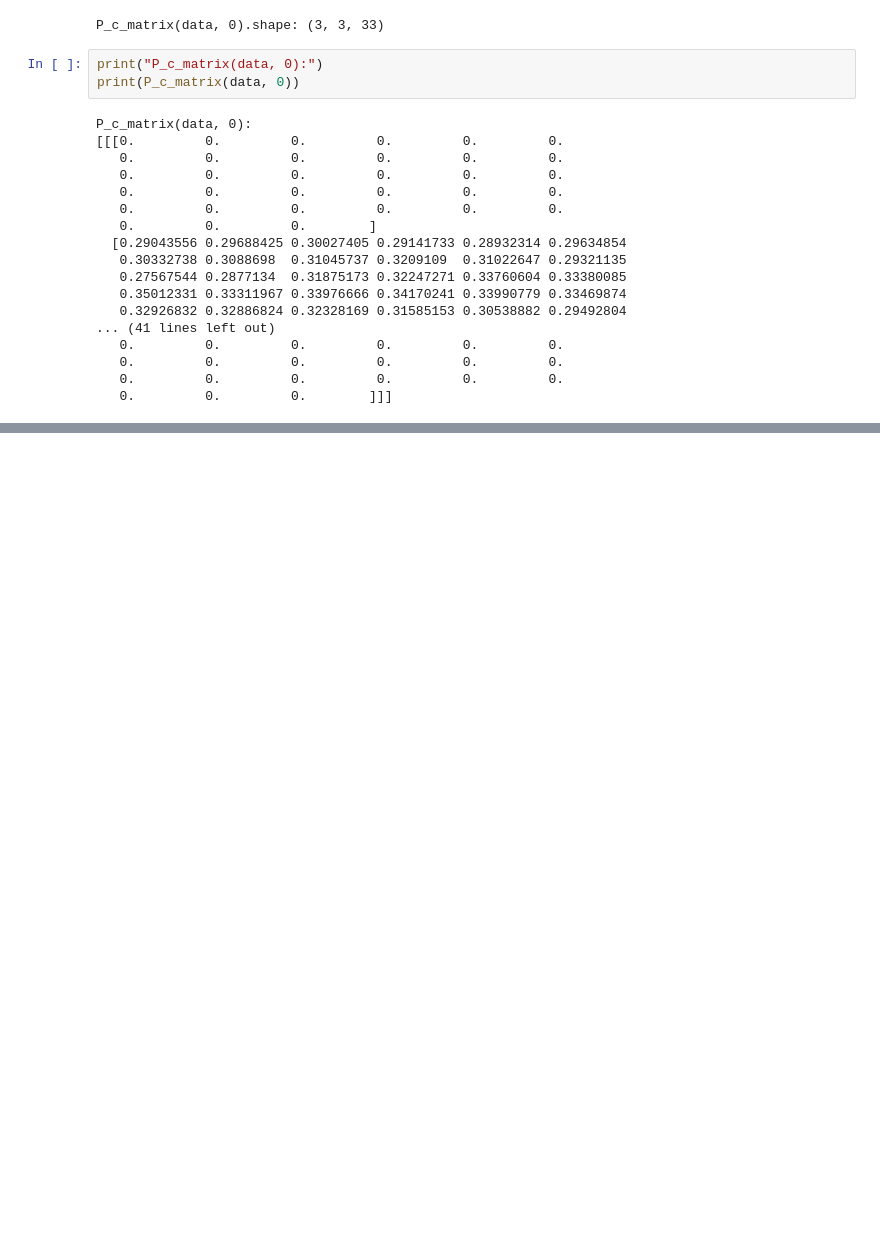
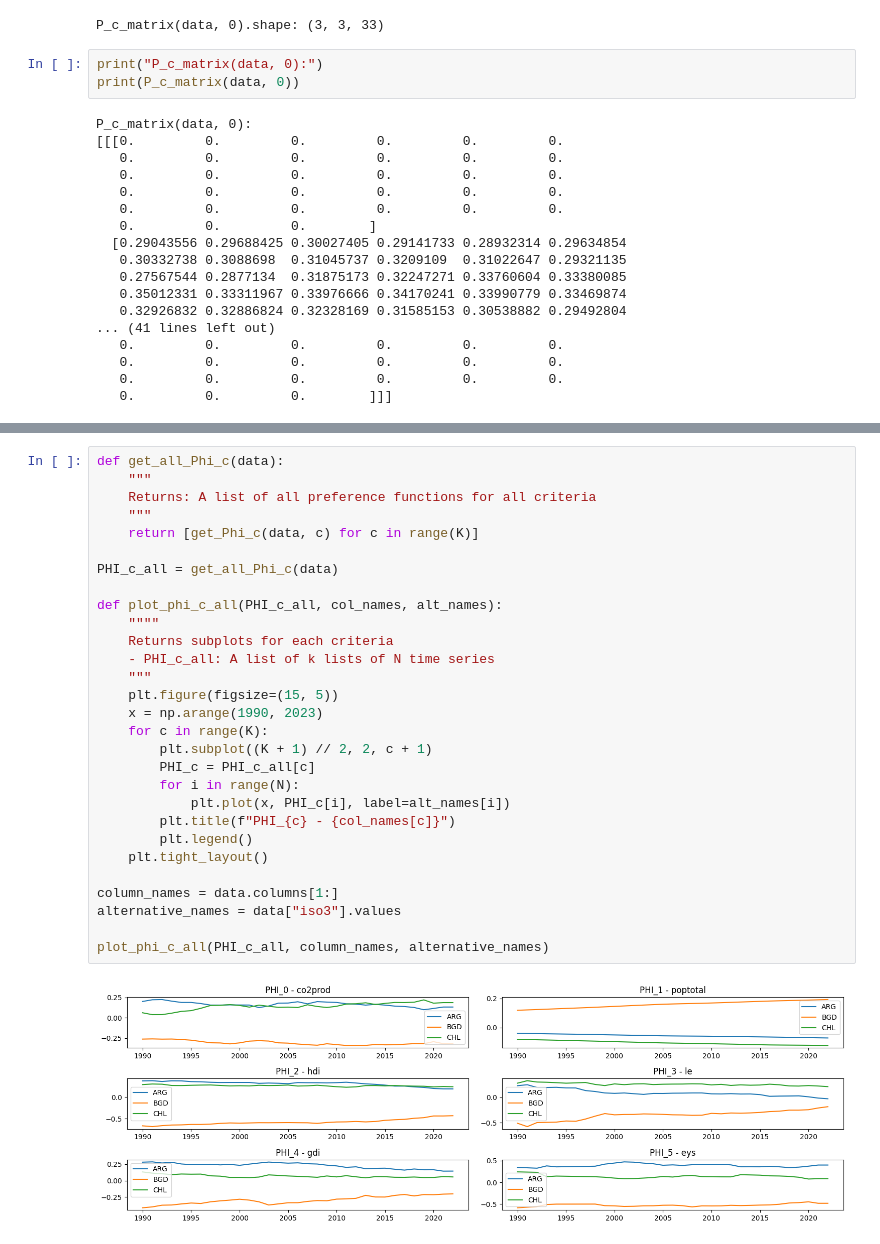
Before and after one commit to R4phou/ulb-master-thesis, a Jupyter notebook: code/src/GAMMA_TS.ipynb, the cells around one changed output, grey strips where cells are left out. Cells and saved outputs as stored; diff of their text form; blank space fills up the shorter version.

```diff
--- a/code/src/GAMMA_TS.ipynb
+++ b/code/src/GAMMA_TS.ipynb
@@ -152,0 +163,31 @@ TypeError: Cannot interpret '33' as a data type
+# %%
+def get_all_Phi_c(data):
+    """
+    Returns: A list of all preference functions for all criteria
+    """
+    return [get_Phi_c(data, c) for c in range(K)]
+
+PHI_c_all = get_all_Phi_c(data)
+
+def plot_phi_c_all(PHI_c_all, col_names, alt_names):
+    """"
+    Returns subplots for each criteria
+    - PHI_c_all: A list of k lists of N time series
+    """
+    plt.figure(figsize=(15, 5))
+    x = np.arange(1990, 2023)
+    for c in range(K):
+        plt.subplot((K + 1) // 2, 2, c + 1)
+        PHI_c = PHI_c_all[c]
+        for i in range(N):
+            plt.plot(x, PHI_c[i], label=alt_names[i])
+        plt.title(f"PHI_{c} - {col_names[c]}")
+        plt.legend()
+    plt.tight_layout()
+
+column_names = data.columns[1:]
+alternative_names = data["iso3"].values
+
+plot_phi_c_all(PHI_c_all, column_names, alternative_names)
+# %% [output]
+[figure, added]
```
Also changed, not shown: parts of 6 cells of this notebook, 8 other files.
